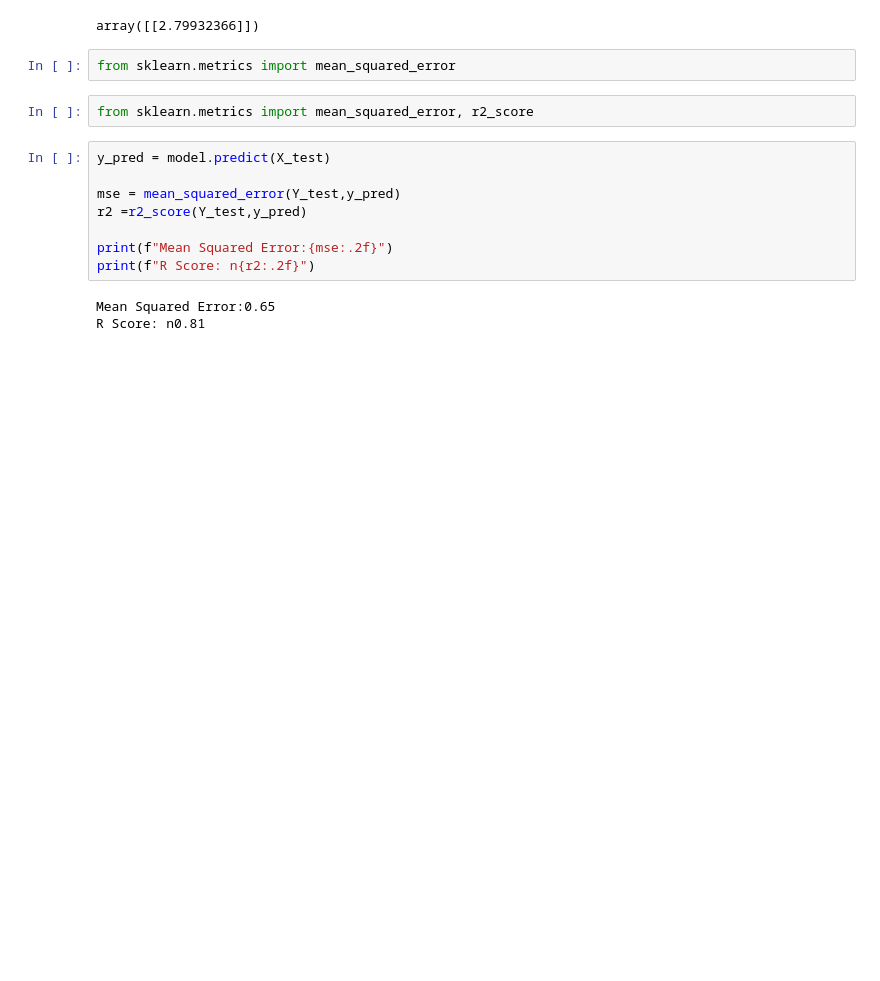
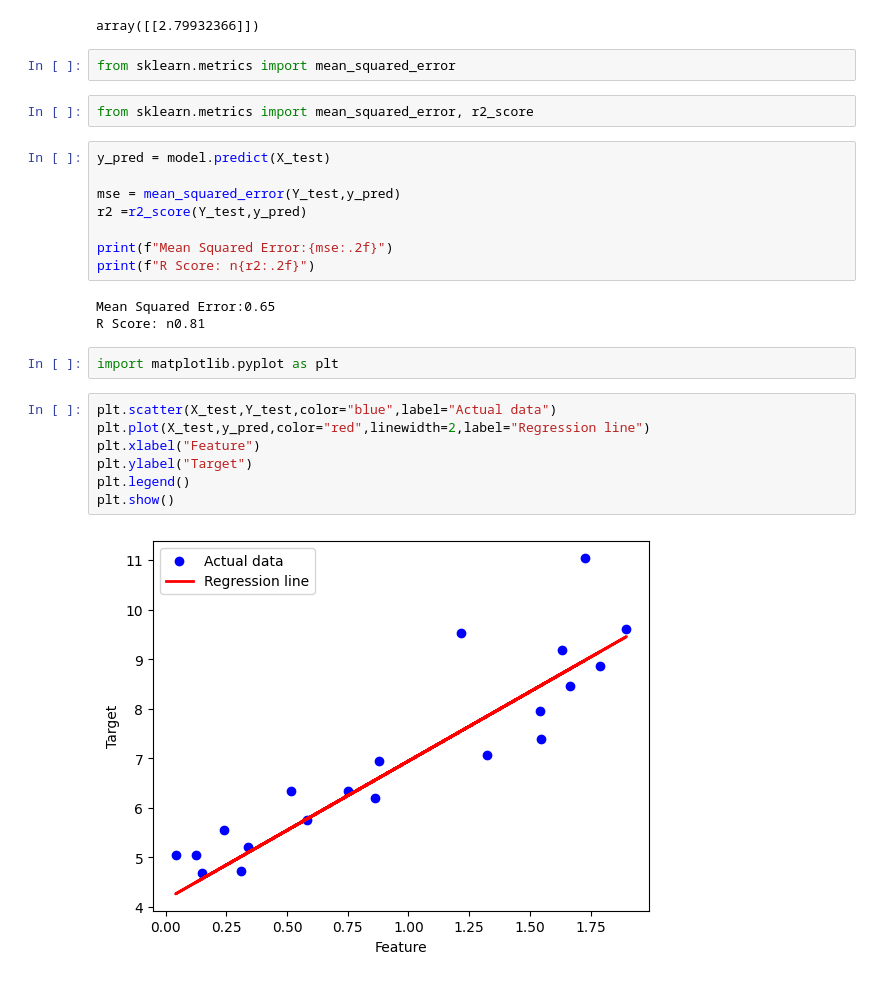
Before and after one commit to codebynishan/python-ds-journey, a Jupyter notebook: linear_regression_learn/lr.ipynb, the cells around one changed output. Saved outputs shown, nothing was run; the diff lists cells and outputs as text; blank space fills up the shorter version.

Commit message:
feat:learn linear regression

```diff
--- a/linear_regression_learn/lr.ipynb
+++ b/linear_regression_learn/lr.ipynb
@@ -56,3 +56,14 @@ print(f"R Score: n{r2:.2f}")
 # %% [output]
 Mean Squared Error:0.65
 R Score: n0.81
+# %%
+import matplotlib.pyplot as plt
+# %%
+plt.scatter(X_test,Y_test,color="blue",label="Actual data")
+plt.plot(X_test,y_pred,color="red",linewidth=2,label="Regression line")
+plt.xlabel("Feature")
+plt.ylabel("Target")
+plt.legend()
+plt.show()
+# %% [output]
+[figure, added]
```
Also changed, not shown: 1 other file.
